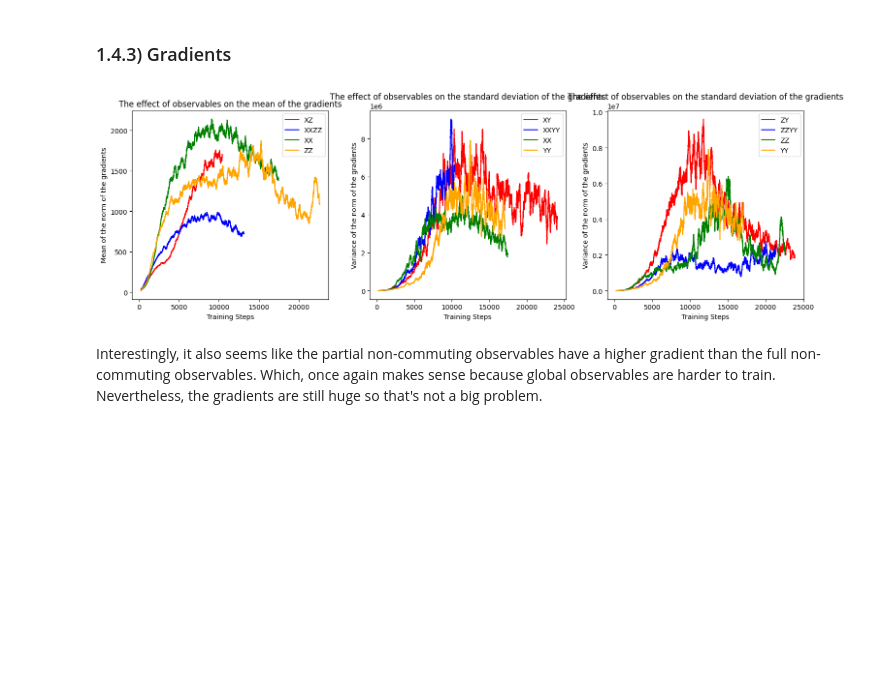
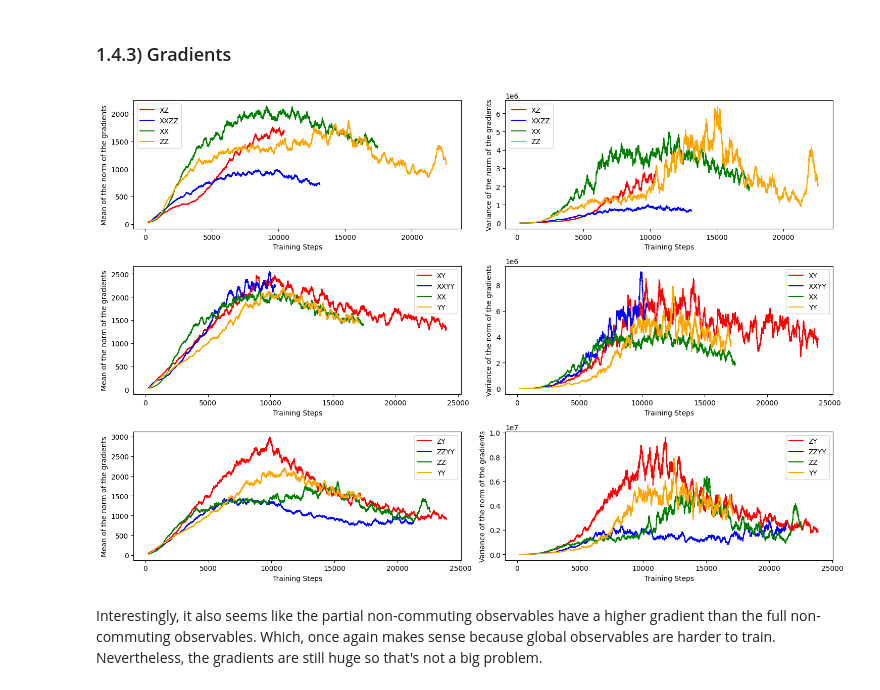
Before and after one commit to RodrigoCoelho7/VQC_Qlearning, a Jupyter notebook: data_analysis/observables.ipynb, the cells around one changed output. Cells and saved outputs as stored; diff of their text form; code cells hidden in the pictures; blank space fills up the shorter version.

Commit message:
Studied observables effect for 500 episodes on VQC

```diff
--- a/data_analysis/observables.ipynb
+++ b/data_analysis/observables.ipynb
@@ -468,40 +468,58 @@ Interestingly, it seems like the partial non-commuting observables have a higher
 # %% [markdown]
 ### 1.4.3) Gradients
 # %%
-fig, axs = plt.subplots(1, 3, figsize=(15, 5), tight_layout=True)
-axs[0].plot(uqc_2qubits_5layers_XZ_mean_gradients_smoothed, color = "red", label="XZ")
-axs[0].plot(uqc_2qubits_5layers_XXZZ_mean_gradients_smoothed, color = "blue", label="XXZZ")
-axs[0].plot(uqc_2qubits_5layers_XX_mean_gradients_smoothed, color = "green", label="XX")
-axs[0].plot(uqc_2qubits_5layers_ZZ_mean_gradients_smoothed, color = "orange", label="ZZ")
+fig, axs = plt.subplots(3,2, figsize=(15, 10), tight_layout=True)
+axs[0,0].plot(uqc_2qubits_5layers_XZ_mean_gradients_smoothed, color = "red", label="XZ")
+axs[0,0].plot(uqc_2qubits_5layers_XXZZ_mean_gradients_smoothed, color = "blue", label="XXZZ")
+axs[0,0].plot(uqc_2qubits_5layers_XX_mean_gradients_smoothed, color = "green", label="XX")
+axs[0,0].plot(uqc_2qubits_5layers_ZZ_mean_gradients_smoothed, color = "orange", label="ZZ")
+axs[0,0].legend()
+axs[0,0].set_xlabel("Training Steps")
+axs[0,0].set_ylabel("Mean of the norm of the gradients")
 
-axs[0].legend()
-axs[0].set_xlabel("Training Steps")
-axs[0].set_ylabel("Mean of the norm of the gradients")
-axs[0].set_title("The effect of observables on the mean of the gradients")
+axs[0,1].plot(uqc_2qubits_5layers_XZ_std_gradients_smoothed, color = "red", label="XZ")
+axs[0,1].plot(uqc_2qubits_5layers_XXZZ_std_gradients_smoothed, color = "blue", label="XXZZ")
+axs[0,1].plot(uqc_2qubits_5layers_XX_std_gradients_smoothed, color = "green", label="XX")
+axs[0,1].plot(uqc_2qubits_5layers_ZZ_std_gradients_smoothed, color = "orange", label="ZZ")
+axs[0,1].legend()
+axs[0,1].set_xlabel("Training Steps")
+axs[0,1].set_ylabel("Variance of the norm of the gradients")
 
-axs[1].plot(uqc_2qubits_5layers_XY_std_gradients_smoothed, color = "red", label="XY")
-axs[1].plot(uqc_2qubits_5layers_XXYY_std_gradients_smoothed, color = "blue", label="XXYY")
-axs[1].plot(uqc_2qubits_5layers_XX_std_gradients_smoothed, color = "green", label="XX")
-axs[1].plot(uqc_2qubits_5layers_YY_std_gradients_smoothed, color = "orange", label="YY")
-axs[1].legend()
-axs[1].set_xlabel("Training Steps")
-axs[1].set_ylabel("Variance of the norm of the gradients")
-axs[1].set_title("The effect of observables on the standard deviation of the gradients")
+axs[1,0].plot(uqc_2qubits_5layers_XY_mean_gradients_smoothed, color = "red", label="XY")
+axs[1,0].plot(uqc_2qubits_5layers_XXYY_mean_gradients_smoothed, color = "blue", label="XXYY")
+axs[1,0].plot(uqc_2qubits_5layers_XX_mean_gradients_smoothed, color = "green", label="XX")
+axs[1,0].plot(uqc_2qubits_5layers_YY_mean_gradients_smoothed, color = "orange", label="YY")
+axs[1,0].legend()
+axs[1,0].set_xlabel("Training Steps")
+axs[1,0].set_ylabel("Mean of the norm of the gradients")
 
-axs[2].plot(uqc_2qubits_5layers_ZY_std_gradients_smoothed, color = "red", label="ZY")
-axs[2].plot(uqc_2qubits_5layers_ZZYY_std_gradients_smoothed, color = "blue", label="ZZYY")
-axs[2].plot(uqc_2qubits_5layers_ZZ_std_gradients_smoothed, color = "green", label="ZZ")
-axs[2].plot(uqc_2qubits_5layers_YY_std_gradients_smoothed, color = "orange", label="YY")
-axs[2].legend()
-axs[2].set_xlabel("Training Steps")
-axs[2].set_ylabel("Variance of the norm of the gradients")
-axs[2].set_title("The effect of observables on the standard deviation of the gradients")
+axs[1,1].plot(uqc_2qubits_5layers_XY_std_gradients_smoothed, color = "red", label="XY")
+axs[1,1].plot(uqc_2qubits_5layers_XXYY_std_gradients_smoothed, color = "blue", label="XXYY")
+axs[1,1].plot(uqc_2qubits_5layers_XX_std_gradients_smoothed, color = "green", label="XX")
+axs[1,1].plot(uqc_2qubits_5layers_YY_std_gradients_smoothed, color = "orange", label="YY")
+axs[1,1].legend()
+axs[1,1].set_xlabel("Training Steps")
+axs[1,1].set_ylabel("Variance of the norm of the gradients")
 
+axs[2,0].plot(uqc_2qubits_5layers_ZY_mean_gradients_smoothed, color = "red", label="ZY")
+axs[2,0].plot(uqc_2qubits_5layers_ZZYY_mean_gradients_smoothed, color = "blue", label="ZZYY")
+axs[2,0].plot(uqc_2qubits_5layers_ZZ_mean_gradients_smoothed, color = "green", label="ZZ")
+axs[2,0].plot(uqc_2qubits_5layers_YY_mean_gradients_smoothed, color = "orange", label="YY")
+axs[2,0].legend()
+axs[2,0].set_xlabel("Training Steps")
+axs[2,0].set_ylabel("Mean of the norm of the gradients")
 
+axs[2,1].plot(uqc_2qubits_5layers_ZY_std_gradients_smoothed, color = "red", label="ZY")
+axs[2,1].plot(uqc_2qubits_5layers_ZZYY_std_gradients_smoothed, color = "blue", label="ZZYY")
+axs[2,1].plot(uqc_2qubits_5layers_ZZ_std_gradients_smoothed, color = "green", label="ZZ")
+axs[2,1].plot(uqc_2qubits_5layers_YY_std_gradients_smoothed, color = "orange", label="YY")
+axs[2,1].legend()
+axs[2,1].set_xlabel("Training Steps")
+axs[2,1].set_ylabel("Variance of the norm of the gradients")
 
 plt.show()
 # %% [output]
-[figure, old version]
+[figure, new version]
 # %% [markdown]
 Interestingly, it also seems like the partial non-commuting observables have a higher gradient than the full non-commuting observables. Which, once again makes sense because global observables are harder to train. Nevertheless, the gradients are still huge so that's not a big problem.
 # %% [markdown]
```
Also changed, not shown: parts of 1 cell of this notebook.
